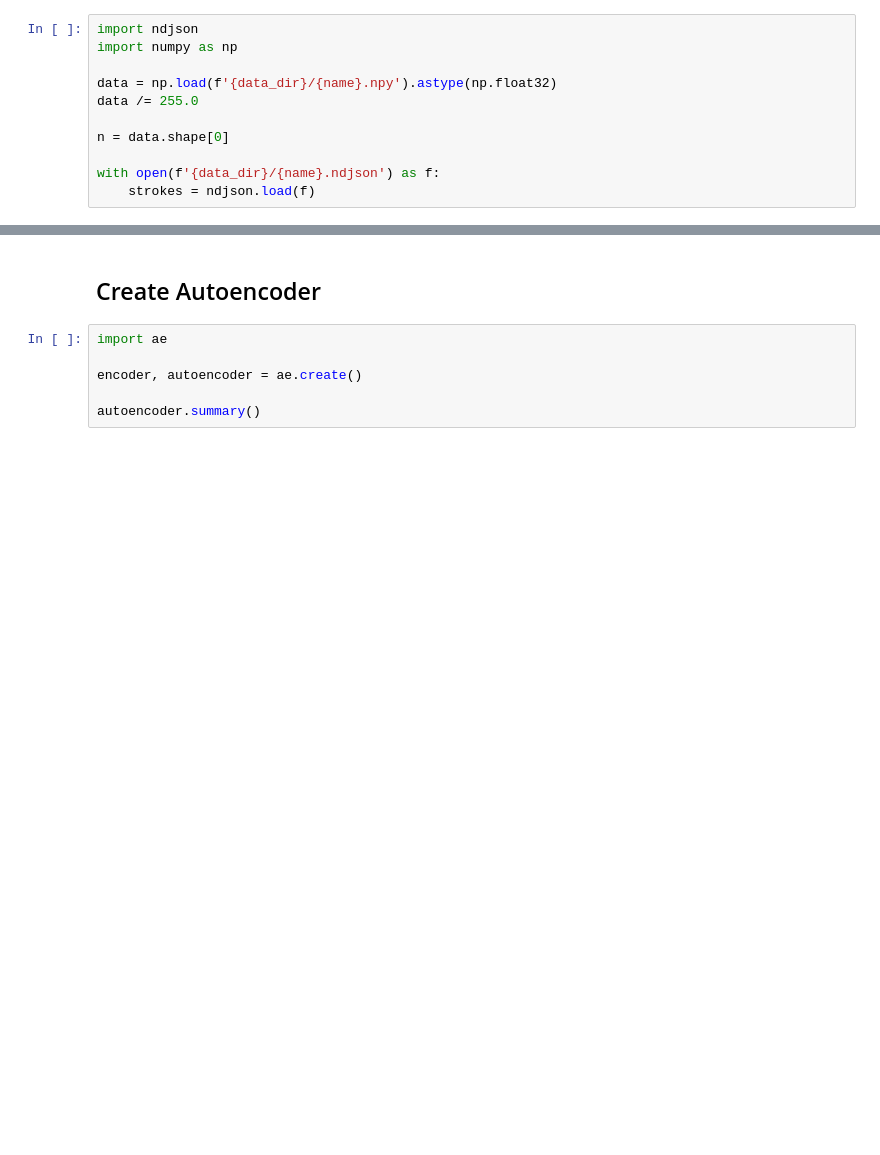
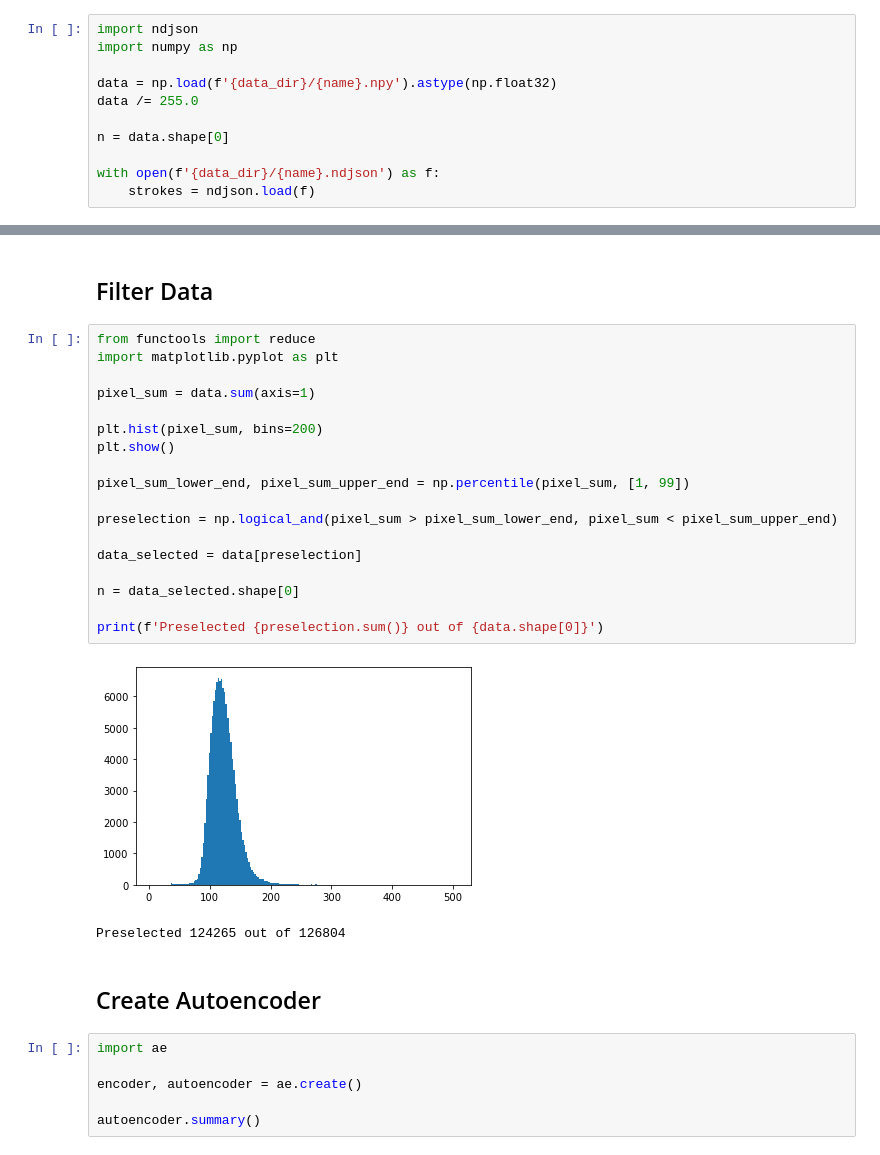
Before and after one commit to flekschas/piling.js, a Jupyter notebook: examples/google-quickdraw-autoencoder.ipynb, the cells around one changed output, grey strips where cells are left out. Cells and saved outputs as stored; diff of their text form; blank space fills up the shorter version.

Commit message:
Update with data filtering

```diff
--- a/examples/google-quickdraw-autoencoder.ipynb
+++ b/examples/google-quickdraw-autoencoder.ipynb
@@ -55,3 +55,26 @@ imshow(data[im_num].reshape((size, size)))
+# %% [markdown]
+## Filter Data
+# %%
+from functools import reduce
+import matplotlib.pyplot as plt
+
+pixel_sum = data.sum(axis=1)
+
+plt.hist(pixel_sum, bins=200)
+plt.show()
+
+pixel_sum_lower_end, pixel_sum_upper_end = np.percentile(pixel_sum, [1, 99])
+
+preselection = np.logical_and(pixel_sum > pixel_sum_lower_end, pixel_sum < pixel_sum_upper_end)
+
+data_selected = data[preselection]
+
+n = data_selected.shape[0]
+
+print(f'Preselected {preselection.sum()} out of {data.shape[0]}')
+# %% [output]
+[figure, added]
+Preselected 124265 out of 126804
 # %% [markdown]
 ## Create Autoencoder
 # %%
```
Also changed, not shown: parts of 14 cells of this notebook, 1 other file.
